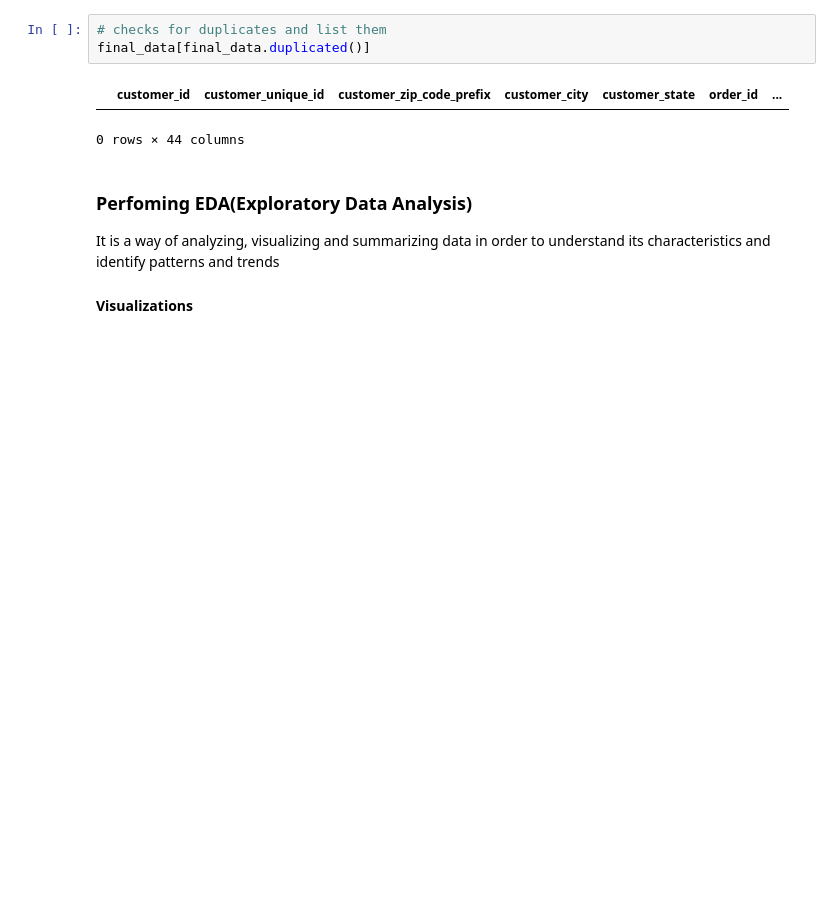
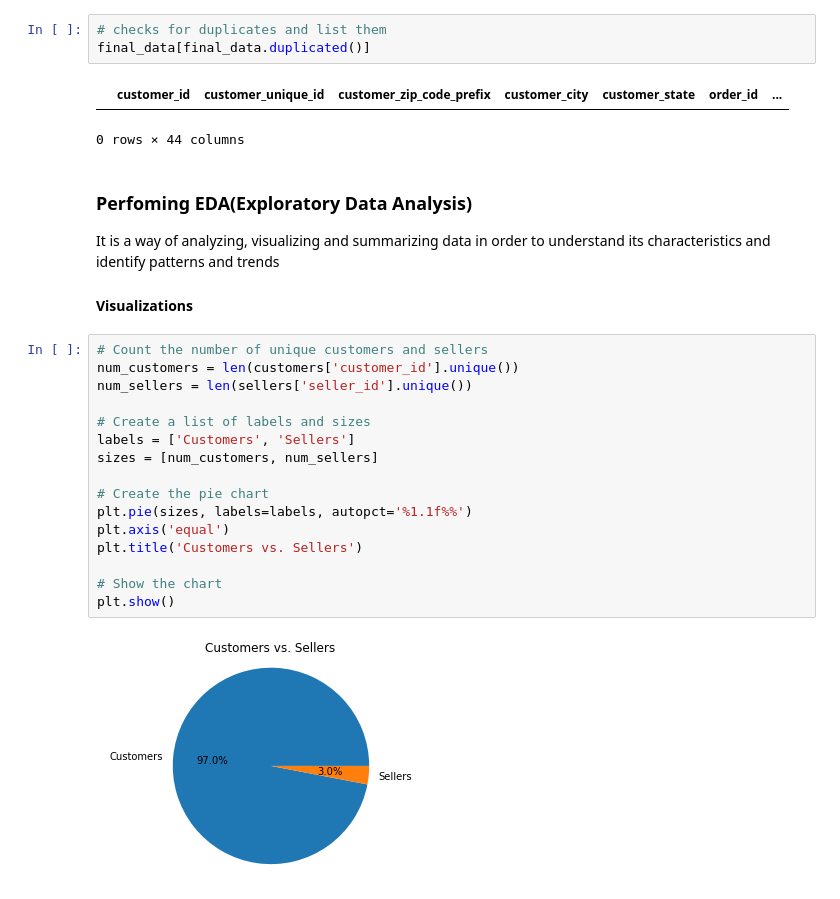
Before and after one commit to Lawez/Oilstdata, a Jupyter notebook: student.ipynb, the cells around one changed output. Cells and saved outputs as stored; diff of their text form; blank space fills up the shorter version.

```diff
--- a/student.ipynb
+++ b/student.ipynb
@@ -763,3 +763,21 @@ final_data[final_data.duplicated()]
 It is a way of analyzing, visualizing and summarizing data in order to understand its characteristics and identify patterns and trends
 
 #### Visualizations
+# %%
+# Count the number of unique customers and sellers
+num_customers = len(customers['customer_id'].unique())
+num_sellers = len(sellers['seller_id'].unique())
+
+# Create a list of labels and sizes
+labels = ['Customers', 'Sellers']
+sizes = [num_customers, num_sellers]
+
+# Create the pie chart
+plt.pie(sizes, labels=labels, autopct='%1.1f%%')
+plt.axis('equal')
+plt.title('Customers vs. Sellers')
+
+# Show the chart
+plt.show()
+# %% [output]
+[figure, added]
```
